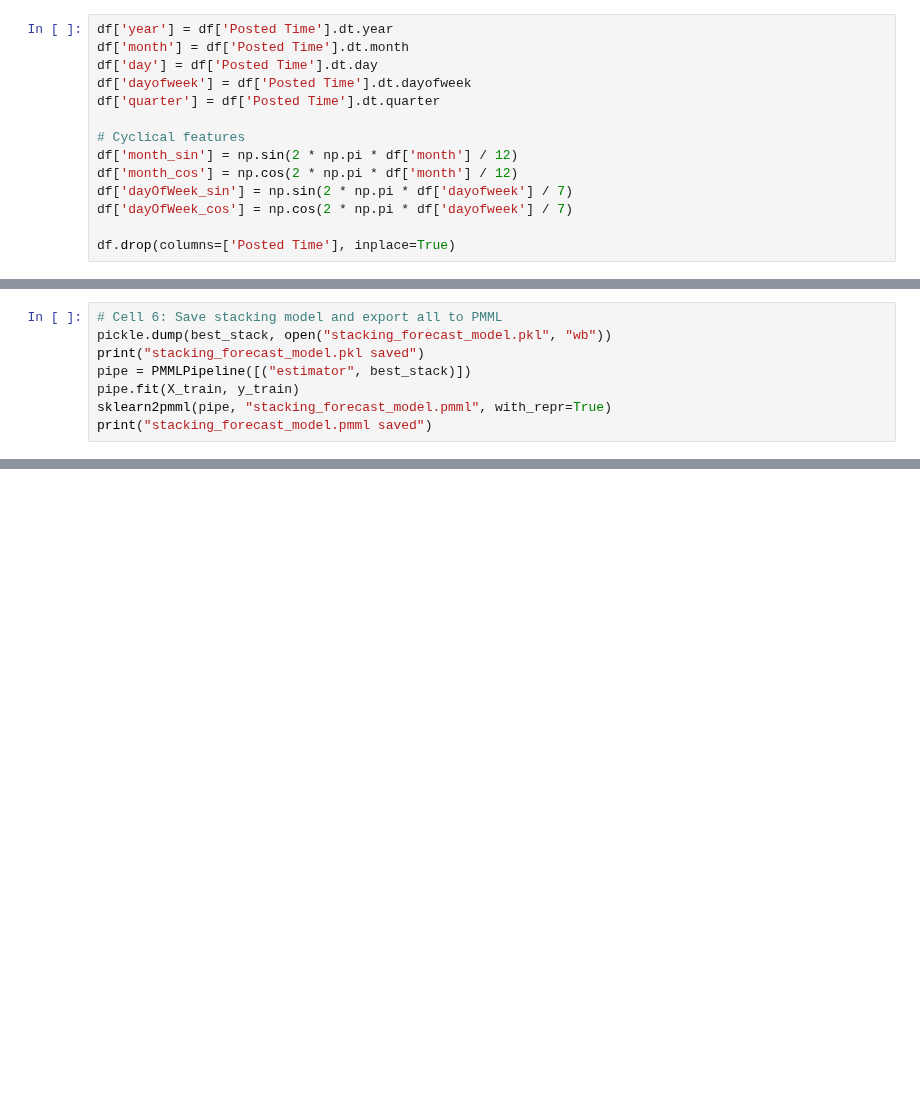
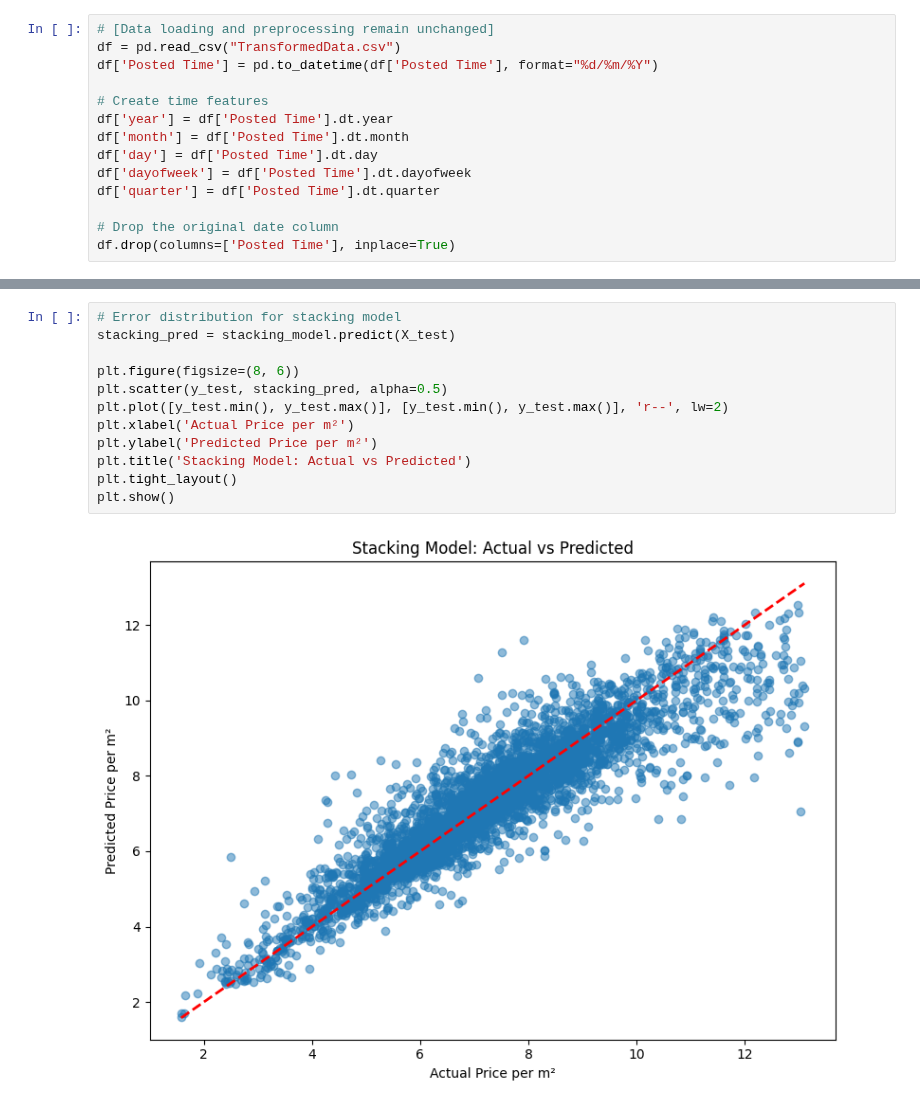
Before and after one commit to LuniuLun/RealEstate, a Jupyter notebook: MachineLearning/RealEstatePrediction/Stacking.ipynb, the cells around one changed output, grey strips where cells are left out. Drawn from its saved outputs; the diff is of its cells as text; blank space fills up the shorter version.

Commit message:
pref: retrain model with new data

```diff
--- a/MachineLearning/RealEstatePrediction/Stacking.ipynb
+++ b/MachineLearning/RealEstatePrediction/Stacking.ipynb
@@ -41,15 +23,15 @@ print(df.head())
 # %%
+# [Data loading and preprocessing remain unchanged]
+df = pd.read_csv("TransformedData.csv")
+df['Posted Time'] = pd.to_datetime(df['Posted Time'], format="%d/%m/%Y")
+
+# Create time features
 df['year'] = df['Posted Time'].dt.year
 df['month'] = df['Posted Time'].dt.month
 df['day'] = df['Posted Time'].dt.day
 df['dayofweek'] = df['Posted Time'].dt.dayofweek
 df['quarter'] = df['Posted Time'].dt.quarter
 
-# Cyclical features
-df['month_sin'] = np.sin(2 * np.pi * df['month'] / 12)
-df['month_cos'] = np.cos(2 * np.pi * df['month'] / 12)
-df['dayOfWeek_sin'] = np.sin(2 * np.pi * df['dayofweek'] / 7)
-df['dayOfWeek_cos'] = np.cos(2 * np.pi * df['dayofweek'] / 7)
-
+# Drop the original date column
 df.drop(columns=['Posted Time'], inplace=True)
 # %%
@@ -286,8 +48,0 @@ LinearReg       — MSE: 0.1120, RMSE: 0.3347, MAE: 0.2516, R2: 0.6135
-# %%
-# Cell 6: Save stacking model and export all to PMML
-pickle.dump(best_stack, open("stacking_forecast_model.pkl", "wb"))
-print("stacking_forecast_model.pkl saved")
-pipe = PMMLPipeline([("estimator", best_stack)])
-pipe.fit(X_train, y_train)
-sklearn2pmml(pipe, "stacking_forecast_model.pmml", with_repr=True)
-print("stacking_forecast_model.pmml saved")
@@ -353,0 +274,14 @@ plt.show()
+# %%
+# Error distribution for stacking model
+stacking_pred = stacking_model.predict(X_test)
+
+plt.figure(figsize=(8, 6))
+plt.scatter(y_test, stacking_pred, alpha=0.5)
+plt.plot([y_test.min(), y_test.max()], [y_test.min(), y_test.max()], 'r--', lw=2)
+plt.xlabel('Actual Price per m²')
+plt.ylabel('Predicted Price per m²')
+plt.title('Stacking Model: Actual vs Predicted')
+plt.tight_layout()
+plt.show()
+# %% [output]
+[figure, added]
```
Also changed, not shown: parts of 31 cells of this notebook, 4 other files.
